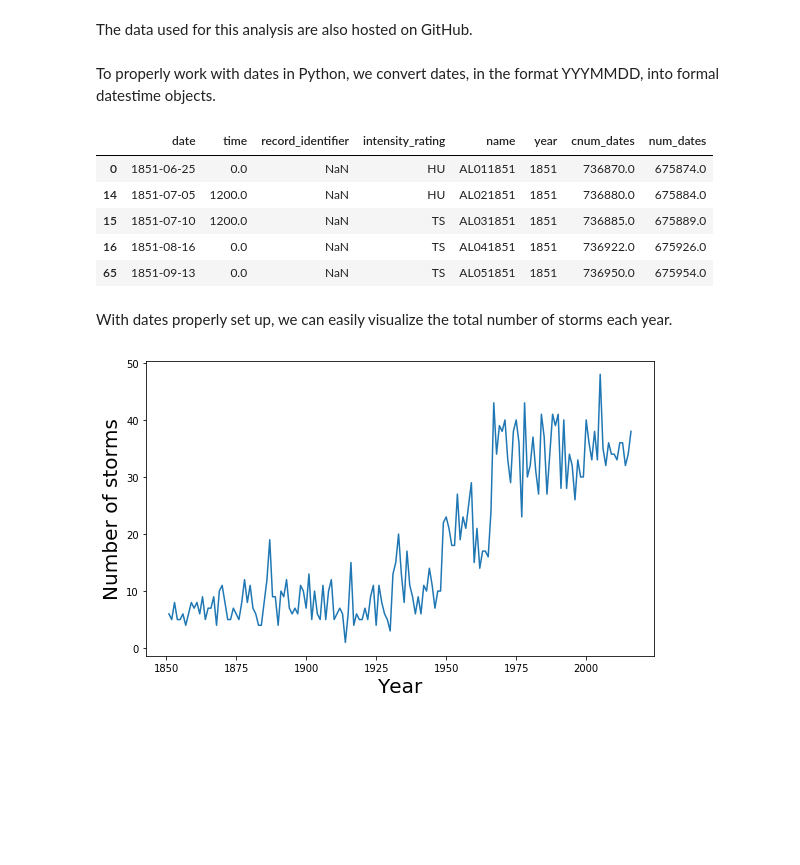
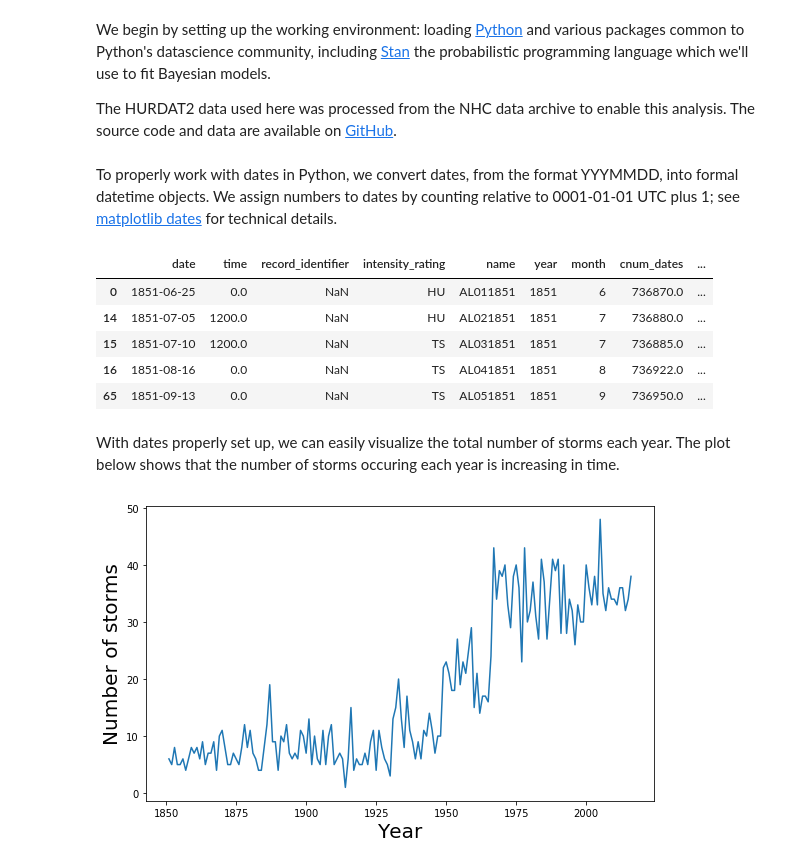
Before and after one commit to roualdes/stormevents, a Jupyter notebook: stormevents.ipynb, the cells around one changed output. Saved outputs shown, nothing was run; the diff lists cells and outputs as text; code cells hidden in the pictures; blank space fills up the shorter version.

```diff
--- a/stormevents.ipynb
+++ b/stormevents.ipynb
@@ -7,3 +13,7 @@ Throughout, we'll use [Python 3](https://www.python.org/) and various packages c
+# %% [markdown]
+We begin by setting up the working environment: loading [Python](https://www.python.org) and various packages common to Python's datascience community, including [Stan](http://mc-stan.org) the probabilistic programming language which we'll use to fit Bayesian  models.
+
+The HURDAT2 data used here was processed from the NHC data archive to enable this analysis.  The source code and data are available on [GitHub](https://github.com/roualdes/stormevents).
 # %%
 import statsmodels.api as sm
 import pandas as pd
@@ -16,30 +26,29 @@ import pystan
 import stan_utility
 import requests
 %matplotlib inline
-# %% [markdown]
-The data used for this analysis are also hosted on GitHub.
 # %%
 df = pd.read_csv('https://raw.githubusercontent.com/roualdes/stormevents/master/data.csv')
 # %% [markdown]
-To properly work with dates in Python, we convert dates, in the format YYYMMDD, into formal datestime objects.
+To properly work with dates in Python, we convert dates, from the format YYYMMDD, into formal datetime objects.  We assign numbers to dates by counting relative to 0001-01-01 UTC plus 1; see [matplotlib dates](https://matplotlib.org/api/dates_api.html) for technical details.
 # %%
 df['date'] = pd.to_datetime(df['date'], format='%Y%m%d')
 df.drop_duplicates('name', inplace=True) # don't double count storms
 df['year'] = df.date.dt.year
+df['month'] = df.date.dt.month
 df['cnum_dates'] = mdates.date2num([datetime.datetime(2018, d.month, d.day)
                          for _, d in df['date'].dropna().iteritems()])
 df['num_dates'] = mdates.date2num([datetime.datetime(d.year, d.month, d.day)
                          for _, d in df['date'].iteritems()])
 df.head()
 # %% [output]
-|  | date | time | record_identifier | intensity_rating | name | year | cnum_dates | num_dates |
-| 0 | 1851-06-25 | 0.0 | NaN | HU | AL011851 | 1851 | 736870.0 | 675874.0 |
-| 14 | 1851-07-05 | 1200.0 | NaN | HU | AL021851 | 1851 | 736880.0 | 675884.0 |
-| 15 | 1851-07-10 | 1200.0 | NaN | TS | AL031851 | 1851 | 736885.0 | 675889.0 |
-| 16 | 1851-08-16 | 0.0 | NaN | TS | AL041851 | 1851 | 736922.0 | 675926.0 |
-| 65 | 1851-09-13 | 0.0 | NaN | TS | AL051851 | 1851 | 736950.0 | 675954.0 |
+|  | date | time | record_identifier | intensity_rating | name | year | month | cnum_dates | ... |
+| 0 | 1851-06-25 | 0.0 | NaN | HU | AL011851 | 1851 | 6 | 736870.0 | ... |
+| 14 | 1851-07-05 | 1200.0 | NaN | HU | AL021851 | 1851 | 7 | 736880.0 | ... |
+| 15 | 1851-07-10 | 1200.0 | NaN | TS | AL031851 | 1851 | 7 | 736885.0 | ... |
+| 16 | 1851-08-16 | 0.0 | NaN | TS | AL041851 | 1851 | 8 | 736922.0 | ... |
+| 65 | 1851-09-13 | 0.0 | NaN | TS | AL051851 | 1851 | 9 | 736950.0 | ... |
 # %% [markdown]
-With dates properly set up, we can easily visualize the total number of storms each year.
+With dates properly set up, we can easily visualize the total number of storms each year.  The plot below shows that the number of storms occuring each year is increasing in time.
 # %%
 fig, ax = plt.subplots(1, 1, figsize=(8, 5))
 ax.cla()
```
Also changed, not shown: parts of 20 cells of this notebook, 2 other files.
